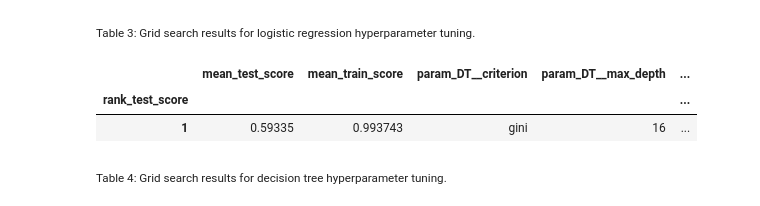
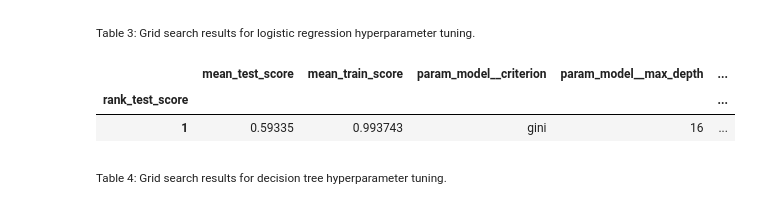
Before and after one commit to UBC-MDS/Red-Wine-Quality-Prediction, a Jupyter notebook: notebooks/red_wine_quality_prediction_report.ipynb, the cells around one changed output. Drawn from its saved outputs; the diff is of its cells as text; code cells hidden in the pictures.

```diff
--- a/src/red_wine_quality_prediction_report.ipynb
+++ b/notebooks/red_wine_quality_prediction_report.ipynb
@@ -148,4 +125,0 @@ svm_grid_search = GridSearchCV(estimator=pipe_svm, param_grid=svm_param_grid, n_
-# %%
-grids = [lr_grid_search, dt_grid_search, knn_grid_search, svm_grid_search]
-for pipe in grids:
-    pipe.fit(X_train, y_train)
@@ -168,20 +145,24 @@ lr_df.head(1)
 # %% [markdown]
 <sub>Table 3: Grid search results for logistic regression hyperparameter tuning.<sub>
+# %%
+dt_grid_search = model_hyperparam_tuning(X_train, y_train, 'decision_tree', {'criterion': ['gini', 'entropy'],
+                                                                             'max_depth': 2 ** np.arange(8),
+                                                                             'class_weight': ['balanced', None]})
 # %%
 dt_df = (pd.DataFrame(dt_grid_search.cv_results_)[
     [
         "mean_test_score",
         "mean_train_score",
-        "param_DT__criterion",
-        "param_DT__max_depth",
-        "param_DT__class_weight",
+        "param_model__criterion",
+        "param_model__max_depth",
+        "param_model__class_weight",
         "mean_fit_time",
         "rank_test_score",
     ]
 ].set_index("rank_test_score").sort_index())
 dt_df.head(1)
 # %% [output]
-|  | mean_test_score | mean_train_score | param_DT__criterion | param_DT__max_depth | ... |
+|  | mean_test_score | mean_train_score | param_model__criterion | param_model__max_depth | ... |
 | rank_test_score |  |  |  |  | ... |
 | 1 | 0.59335 | 0.993743 | gini | 16 | ... |
 # %% [markdown]
```
Also changed, not shown: parts of 13 cells of this notebook, 4 other files.
